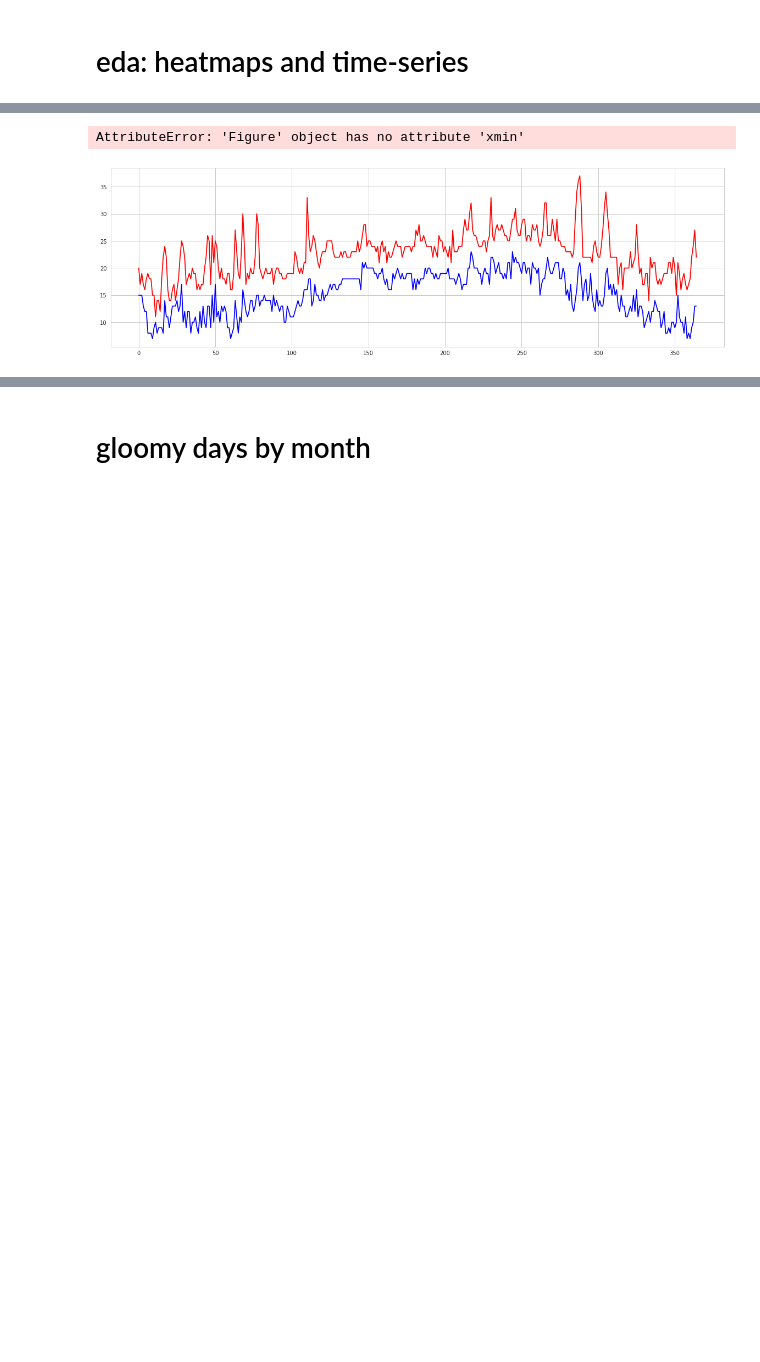
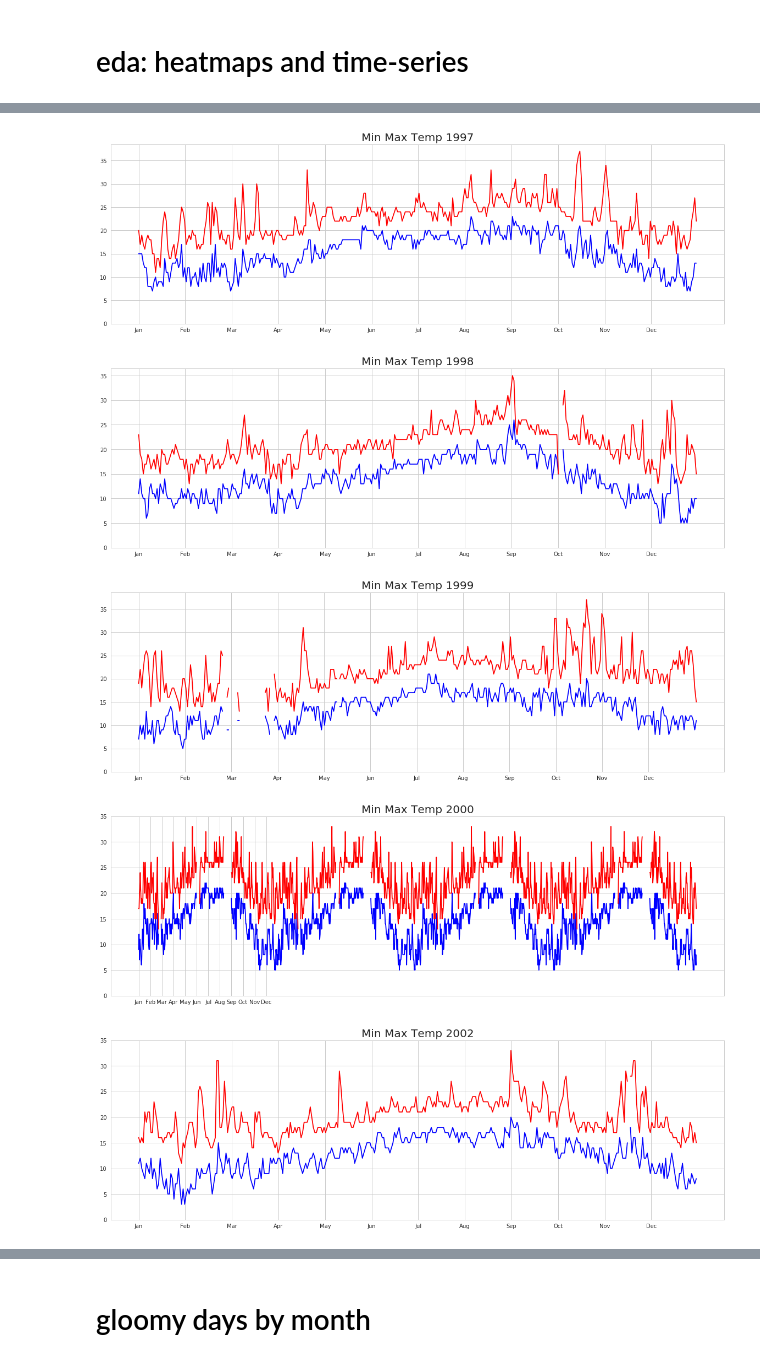
Before and after one commit to cottenplant/predicting-coastal-fog, a Jupyter notebook: June Gloom - KSMO Wunderground Data.ipynb, the cells around one changed output, grey strips where cells are left out. Saved outputs shown, nothing was run; the diff lists cells and outputs as text; code cells hidden in the pictures; blank space fills up the shorter version.

```diff
--- a/June Gloom - KSMO Wunderground Data.ipynb
+++ b/June Gloom - KSMO Wunderground Data.ipynb
@@ -26,3 +22,5 @@ Series([], Name: meanwindspdm, dtype: int64)
+# %%
+combined_weather_df.drop_duplicates(inplace=True)
 # %%
 print(combined_weather_df['year'].unique())
 print('\n\n')
@@ -195,19 +196,20 @@ for x in combined_weather_df['year'].unique():
 # %%
 for x in combined_weather_df['year'].unique():
     sns.set(style='whitegrid')
 
     fig, ax = plt.subplots()
     ax.plot(min_max_temp_df[min_max_temp_df['year']==x]['mintempm'].values, 'b')
     ax.plot(min_max_temp_df[min_max_temp_df['year']==x]['maxtempm'].values, 'r')
 
     fig.set_figheight(6)
     fig.set_figwidth(20)
 
-    fig.xmin
-
     plt.title("Min Max Temp {}".format(x), fontsize=20)
     plt.xticks(np.arange(0,365,30.42), month_list)
     plt.yticks(np.arange(0,40,5))
 # %% [output]
-AttributeError: 'Figure' object has no attribute 'xmin'
-[figure, old version]
+[figure, new version]
+[figure, added]
+[figure, added]
+[figure, added]
+[figure, added]
```
Also changed, not shown: parts of 18 cells of this notebook, 9 other files.
